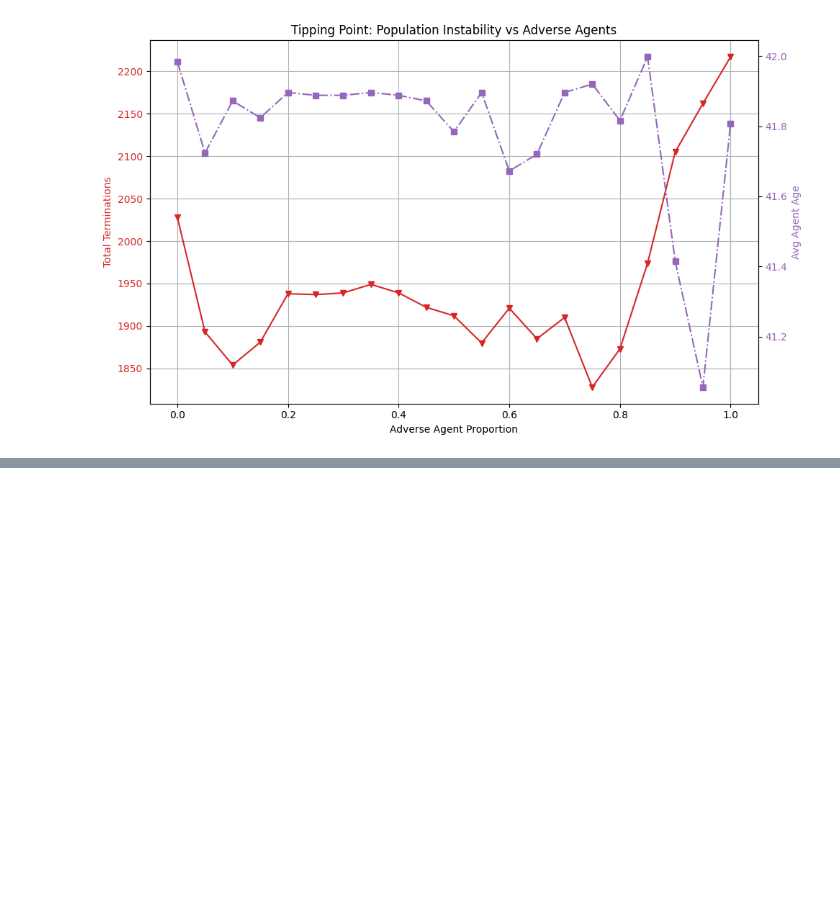
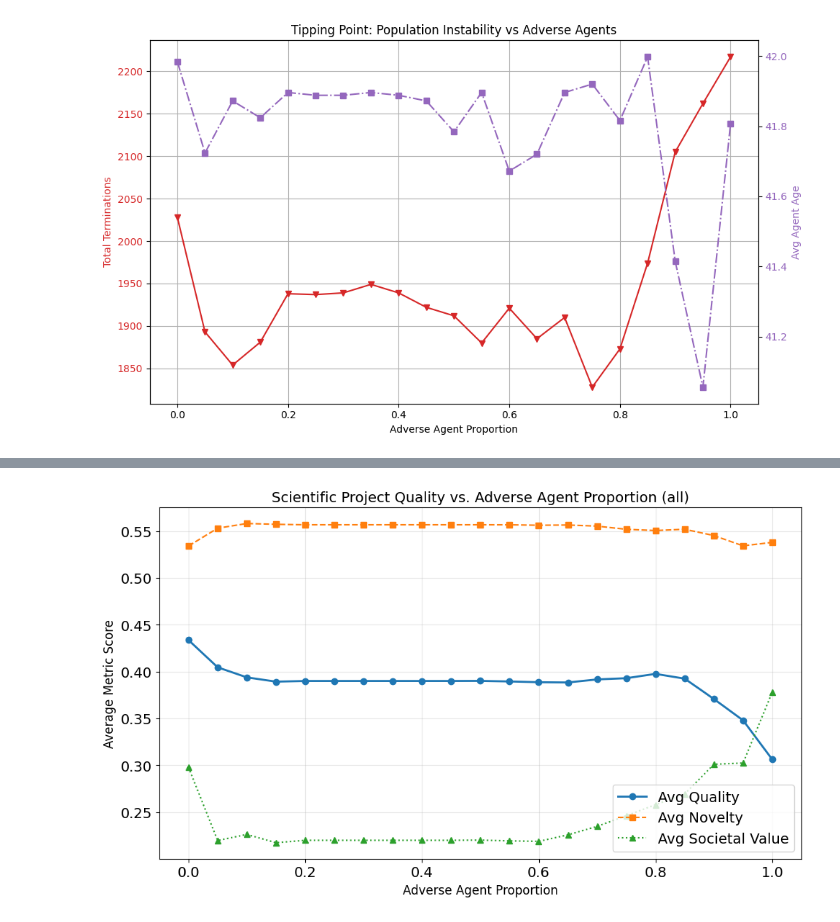
Before and after one commit to Christof93/scientific-collaboration-marl, a Jupyter notebook: visualize_tipping_points.ipynb, the cells around one changed output, grey strips where cells are left out. Saved outputs shown, nothing was run; the diff lists cells and outputs as text; code cells hidden in the pictures; blank space fills up the shorter version.

```diff
--- a/visualize_tipping_points.ipynb
+++ b/visualize_tipping_points.ipynb
@@ -181,0 +224,69 @@ plt.show()
+# %%
+import glob
+import re
+import pandas as pd
+
+def plot_project_quality_metrics(log_dir='log', reward_type='all'):
+    """
+    Reads quality metrics from project JSON files and graphs them against adverse proportions.
+    """
+    # Pattern to match your project files: log/tipping_point_adverse_0.90_all_projects.json
+    pattern = os.path.join(log_dir, f"tipping_point_adverse_*_{reward_type}_projects.json")
+    project_files = glob.glob(pattern)
+
+    if not project_files:
+        print(f"No files found matching pattern: {pattern}")
+        return
+    all_data = []
+    for file_path in project_files:
+        # Extract adverse proportion from filename (e.g., 0.90 from ...adverse_0.90_...)
+        match = re.search(r"adverse_([\d\.]+)_", os.path.basename(file_path))
+        if not match:
+            continue
+
+        adverse_proportion = float(match.group(1))
+
+        try:
+            with open(file_path, 'r') as f:
+                projects = json.load(f)
+
+            if not projects:
+                continue
+            # Process metrics for this specific run
+            # Only considering finished projects provides a cleaner quality metric
+            finished_projects = [p for p in projects if p.get('finished', False)]
+
+            if finished_projects:
+                avg_quality = sum(p.get('quality_score', 0) for p in finished_projects) / len(finished_projects)
+                avg_novelty = sum(p.get('novelty_score', 0) for p in finished_projects) / len(finished_projects)
+                avg_societal = sum(p.get('societal_value_score', 0) for p in finished_projects) / len(finished_projects)
+
+                all_data.append({
+                    "adverse_proportion": adverse_proportion,
+                    "Quality": avg_quality,
+                    "Novelty": avg_novelty,
+                    "Societal Value": avg_societal
+                })
+        except Exception as e:
+            print(f"Error processing {file_path}: {e}")
+    # Create DataFrame and sort by proportion for clean plotting
+    df = pd.DataFrame(all_data).sort_values("adverse_proportion")
+    if df.empty:
+        print("No project data could be processed.")
+        return
+    # Plotting
+    plt.figure(figsize=(10, 6))
+    plt.plot(df["adverse_proportion"], df["Quality"], marker='o', label="Avg Quality", linewidth=2)
+    plt.plot(df["adverse_proportion"], df["Novelty"], marker='s', label="Avg Novelty", linestyle='--')
+    plt.plot(df["adverse_proportion"], df["Societal Value"], marker='^', label="Avg Societal Value", linestyle=':')
+    plt.title(f"Scientific Project Quality vs. Adverse Agent Proportion ({reward_type})", fontsize=14)
+    plt.xlabel("Adverse Agent Proportion", fontsize=12)
+    plt.ylabel("Average Metric Score", fontsize=12)
+    plt.grid(True, alpha=0.3)
+    plt.legend()
+    plt.tight_layout()
+    plt.show()
+# Example usage (you can run this directly in a notebook cell)
+plot_project_quality_metrics(reward_type='all')
+# %% [output]
+[figure, added]
```
Also changed, not shown: parts of 4 cells of this notebook, 6 other files.
